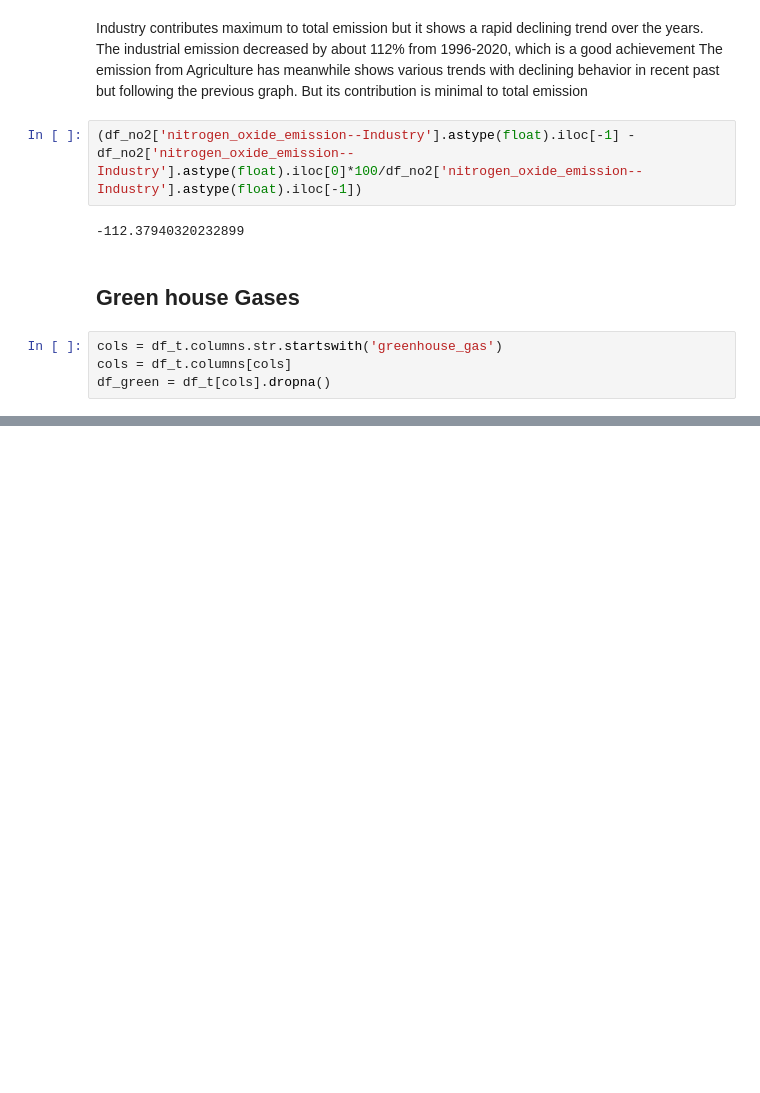
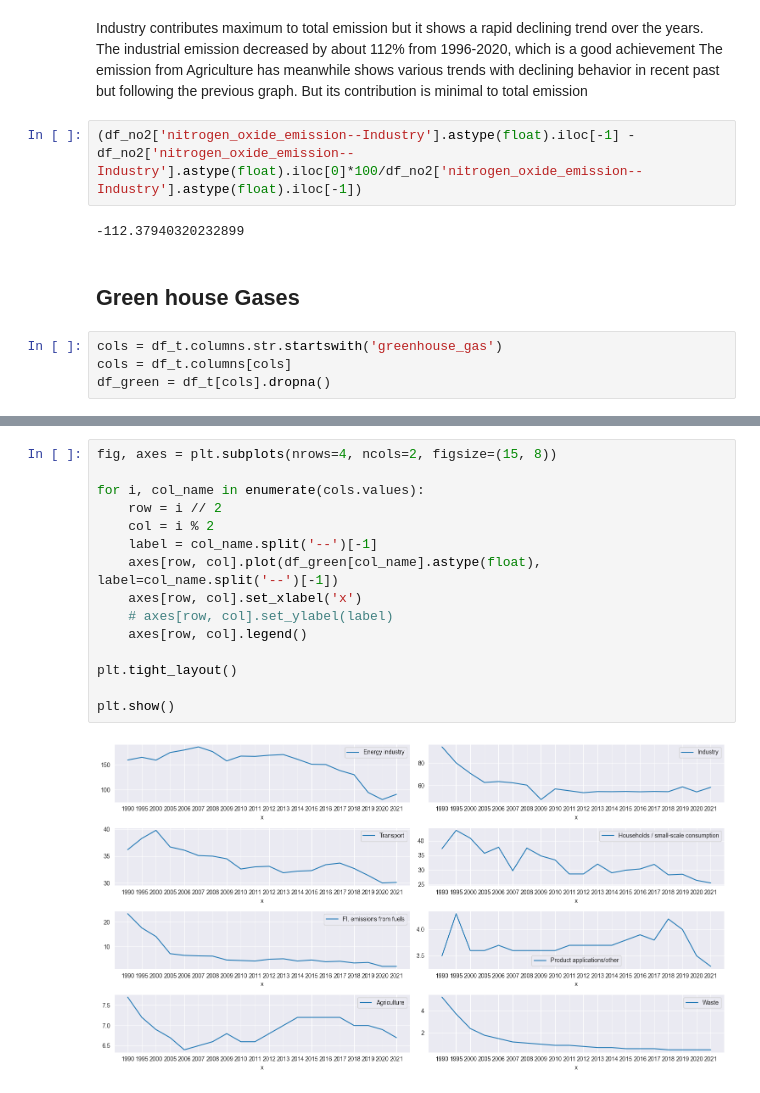
Before and after one commit to AshnaC/saki-project, a Jupyter notebook: project/report.ipynb, the cells around one changed output, grey strips where cells are left out. Drawn from its saved outputs; the diff is of its cells as text; blank space fills up the shorter version.

```diff
--- a/project/report.ipynb
+++ b/project/report.ipynb
@@ -483,0 +502,17 @@ df_green
+# %%
+fig, axes = plt.subplots(nrows=4, ncols=2, figsize=(15, 8))
+
+for i, col_name in enumerate(cols.values):
+    row = i // 2
+    col = i % 2
+    label = col_name.split('--')[-1]
+    axes[row, col].plot(df_green[col_name].astype(float), label=col_name.split('--')[-1])
+    axes[row, col].set_xlabel('x')
+    # axes[row, col].set_ylabel(label)
+    axes[row, col].legend()
+
+plt.tight_layout()
+
+plt.show()
+# %% [output]
+[figure, added]
```
Also changed, not shown: parts of 36 cells of this notebook.
